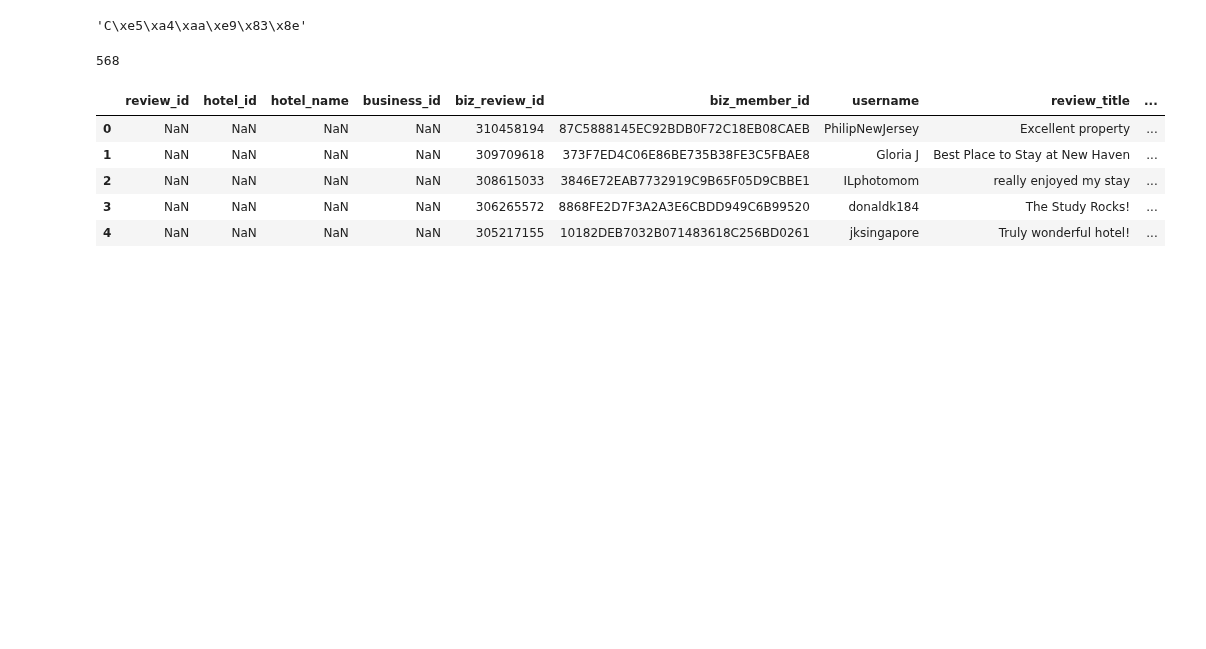
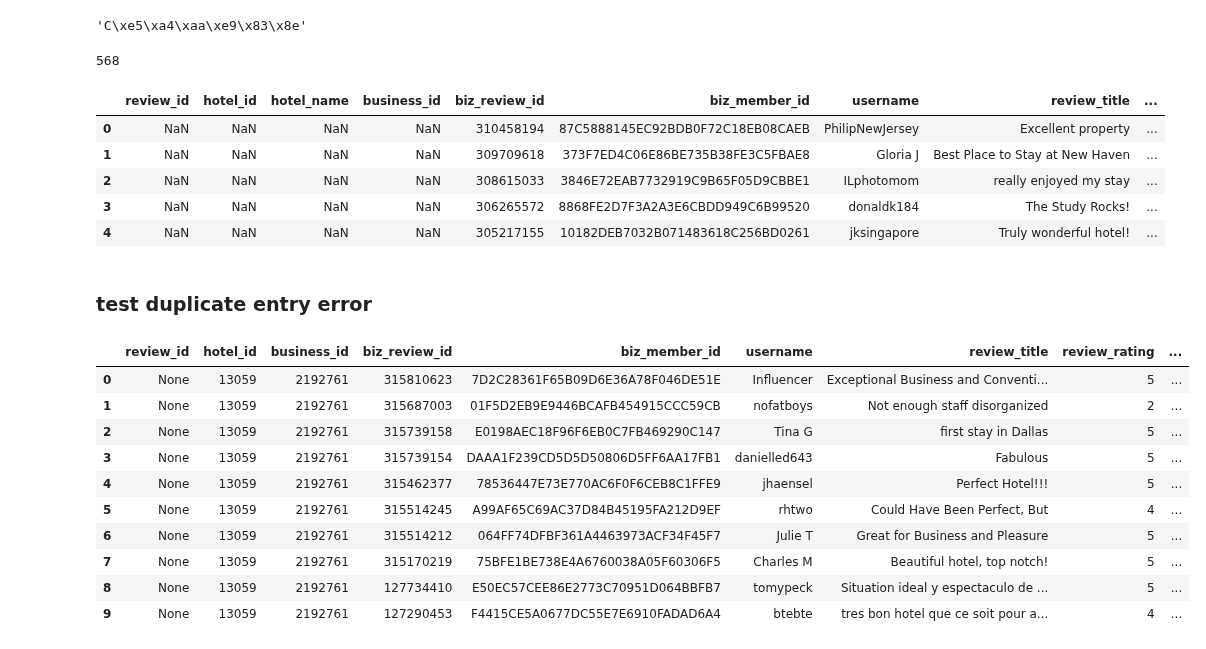
Before and after one commit to mattgiguere/doglodge, a Jupyter notebook: code/test_splinter_scrape_ta_reviews.ipynb, the cells around one changed output. Saved outputs shown, nothing was run; the diff lists cells and outputs as text; code cells hidden in the pictures; blank space fills up the shorter version.

```diff
--- a/code/test_splinter_scrape_ta_reviews.ipynb
+++ b/code/test_splinter_scrape_ta_reviews.ipynb
@@ -182,3 +182,5 @@ bigdf.head(5)
 | 2 | NaN | NaN | NaN | NaN | 308615033 | 3846E72EAB7732919C9B65F05D9CBBE1 | ILphotomom | really enjoyed my stay | ... |
 | 3 | NaN | NaN | NaN | NaN | 306265572 | 8868FE2D7F3A2A3E6CBDD949C6B99520 | donaldk184 | The Study Rocks! | ... |
 | 4 | NaN | NaN | NaN | NaN | 305217155 | 10182DEB7032B071483618C256BD0261 | jksingapore | Truly wonderful hotel! | ... |
+# %% [markdown]
+### test duplicate entry error
@@ -184,0 +189,27 @@ bigdf.head(5)
+# %%
+dtdf = pd.DataFrame(dt)
+# %%
+dtdf.columns = ['review_id',
+'hotel_id',
+'business_id',
+'biz_review_id',
+'biz_member_id',
+'username',
+'review_title',
+'review_rating',
+'review_text',
+'review_date']
+# %%
+dtdf
+# %% [output]
+|  | review_id | hotel_id | business_id | biz_review_id | biz_member_id | username | review_title | review_rating | ... |
+| 0 | None | 13059 | 2192761 | 315810623 | 7D2C28361F65B09D6E36A78F046DE51E | Influencer | Exceptional Business and Conventi... | 5 | ... |
+| 1 | None | 13059 | 2192761 | 315687003 | 01F5D2EB9E9446BCAFB454915CCC59CB | nofatboys | Not enough staff disorganized | 2 | ... |
+| 2 | None | 13059 | 2192761 | 315739158 | E0198AEC18F96F6EB0C7FB469290C147 | Tina G | first stay in Dallas | 5 | ... |
+| 3 | None | 13059 | 2192761 | 315739154 | DAAA1F239CD5D5D50806D5FF6AA17FB1 | danielled643 | Fabulous | 5 | ... |
+| 4 | None | 13059 | 2192761 | 315462377 | 78536447E73E770AC6F0F6CEB8C1FFE9 | jhaensel | Perfect Hotel!!! | 5 | ... |
+| 5 | None | 13059 | 2192761 | 315514245 | A99AF65C69AC37D84B45195FA212D9EF | rhtwo | Could Have Been Perfect, But | 4 | ... |
+| 6 | None | 13059 | 2192761 | 315514212 | 064FF74DFBF361A4463973ACF34F45F7 | Julie T | Great for Business and Pleasure | 5 | ... |
+| 7 | None | 13059 | 2192761 | 315170219 | 75BFE1BE738E4A6760038A05F60306F5 | Charles M | Beautiful hotel, top notch! | 5 | ... |
+| 8 | None | 13059 | 2192761 | 127734410 | E50EC57CEE86E2773C70951D064BBFB7 | tomypeck | Situation ideal y espectaculo de ... | 5 | ... |
+| 9 | None | 13059 | 2192761 | 127290453 | F4415CE5A0677DC55E7E6910FADAD6A4 | btebte | tres bon hotel que ce soit pour a... | 4 | ... |
```
Also changed, not shown: parts of 1 cell of this notebook, 1 other file.
